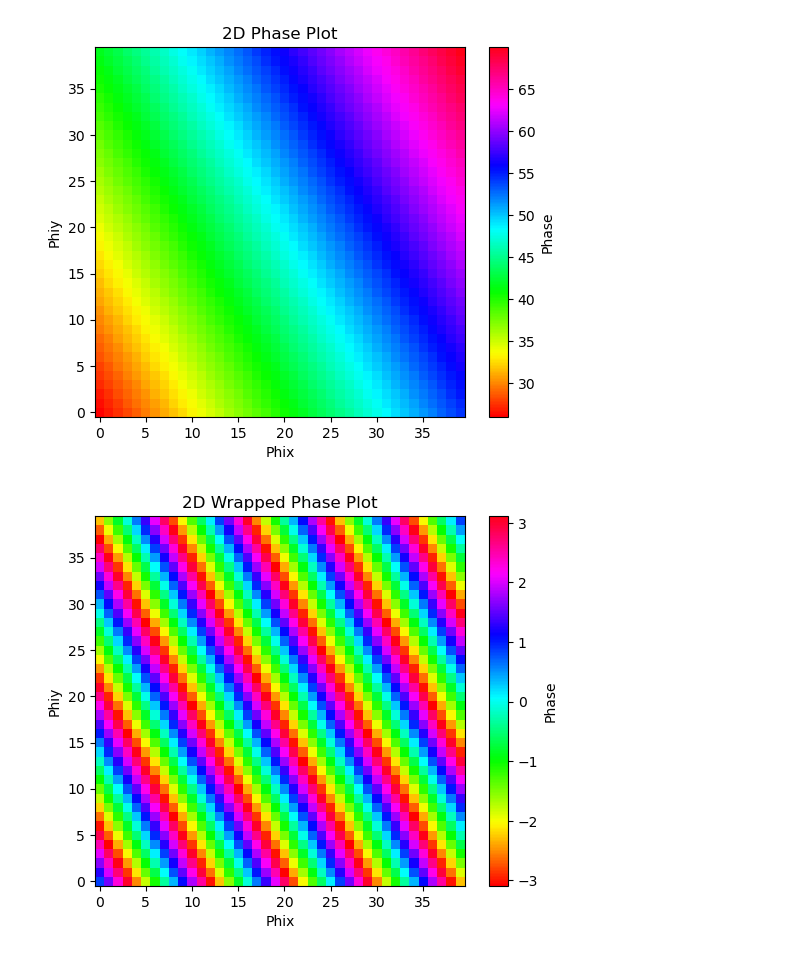
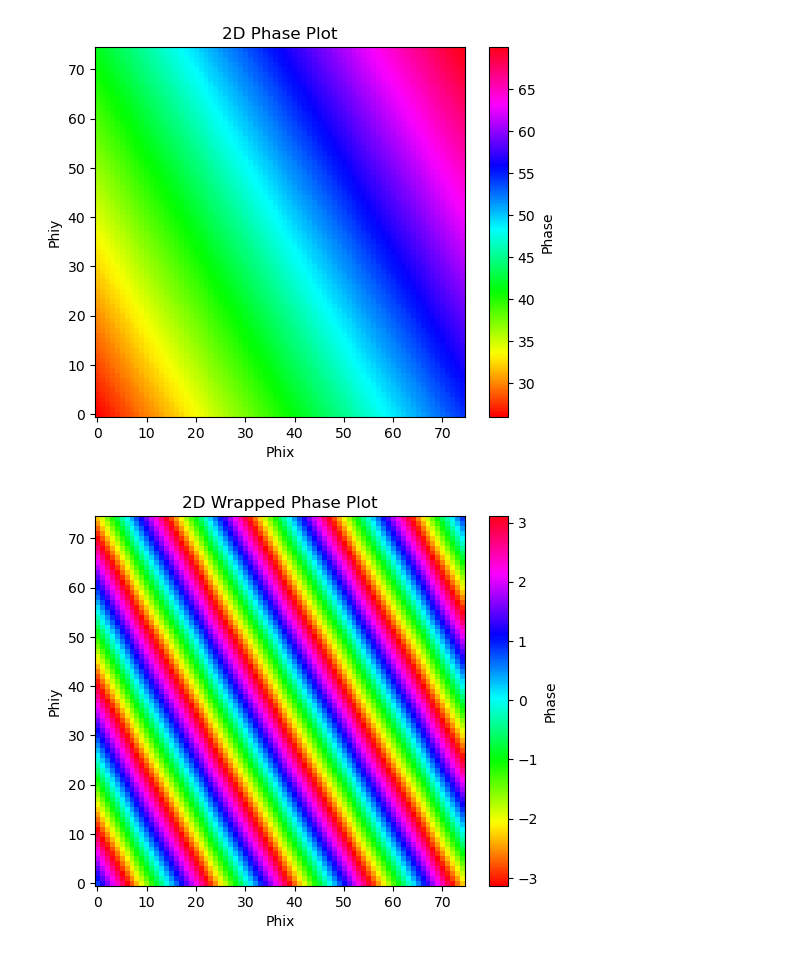
Before and after one commit to henrymorris120/Interferometry-and-Phase-Unwrapping-Research, a Jupyter notebook: basic_2d_example.ipynb, the cells around one changed output. Cells and saved outputs as stored; diff of their text form; code cells hidden in the pictures.

```diff
--- a/basic_2d_example.ipynb
+++ b/basic_2d_example.ipynb
@@ -10,22 +10,22 @@ def wrap_function(phi):
     return ( (phi + np.pi) % (2*np.pi) ) - np.pi
 # %%
 # create phase date for x and y direction
-M = 40
-N = 40
+M = 75
+N = 75
 phix = np.linspace(0, 9*np.pi, M) + (3*np.pi) + 3
 phiy = np.linspace(0, 5*np.pi, N) + (4*np.pi) + 1
 X, Y = np.meshgrid(phix, phiy)
 phi = X + Y
 
 # Create the phase plot (source Chat GPT for the below code)
 plt.imshow(phi, cmap='hsv', origin='lower')
 plt.colorbar(label='Phase')
 plt.xlabel('Phix')
 plt.ylabel('Phiy')
 plt.title('2D Phase Plot')
 plt.show()
 # %% [output]
-[figure, old version]
+[figure, new version]
 # %%
 psi = wrap_function(phi)
 plt.imshow(psi, cmap='hsv', origin='lower')
@@ -35,7 +35,7 @@ plt.ylabel('Phiy')
 plt.title('2D Wrapped Phase Plot')
 plt.show()
 # %% [output]
-[figure, old version]
+[figure, new version]
 # %%
 def build_1d_first_order_grad(N: int,
     boundary: str = "periodic",
```
Also changed, not shown: parts of 4 cells of this notebook.
